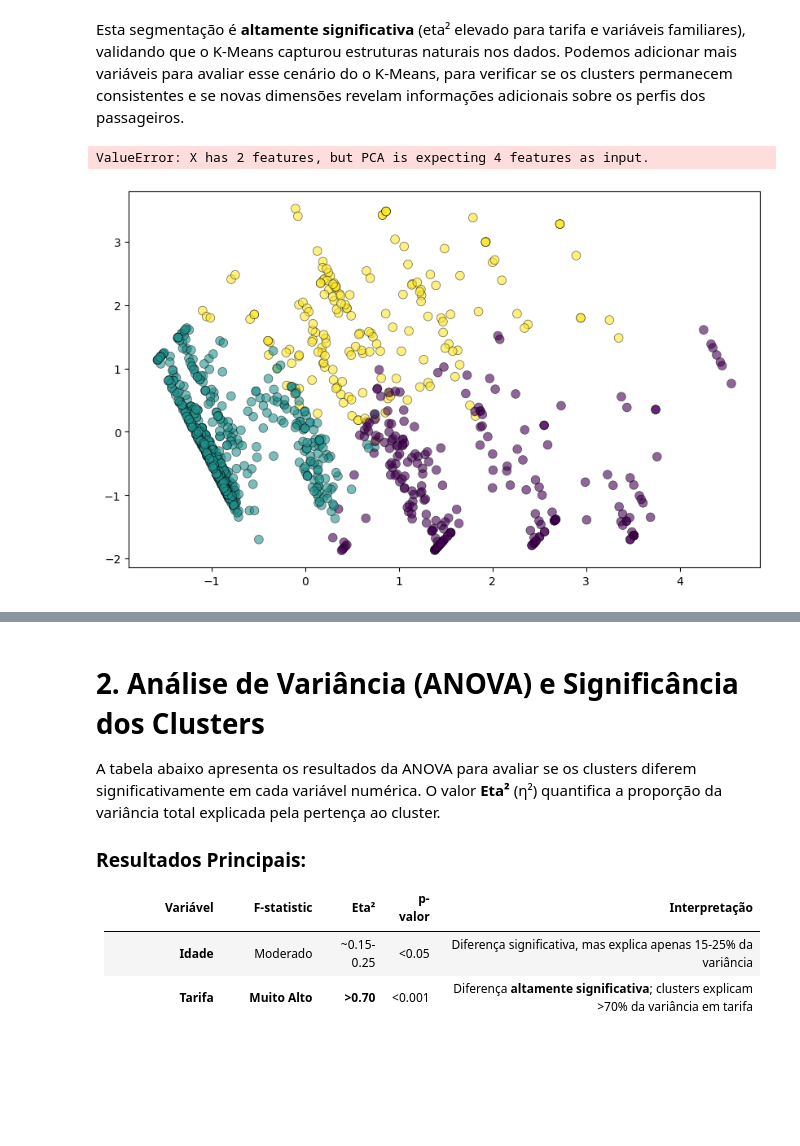
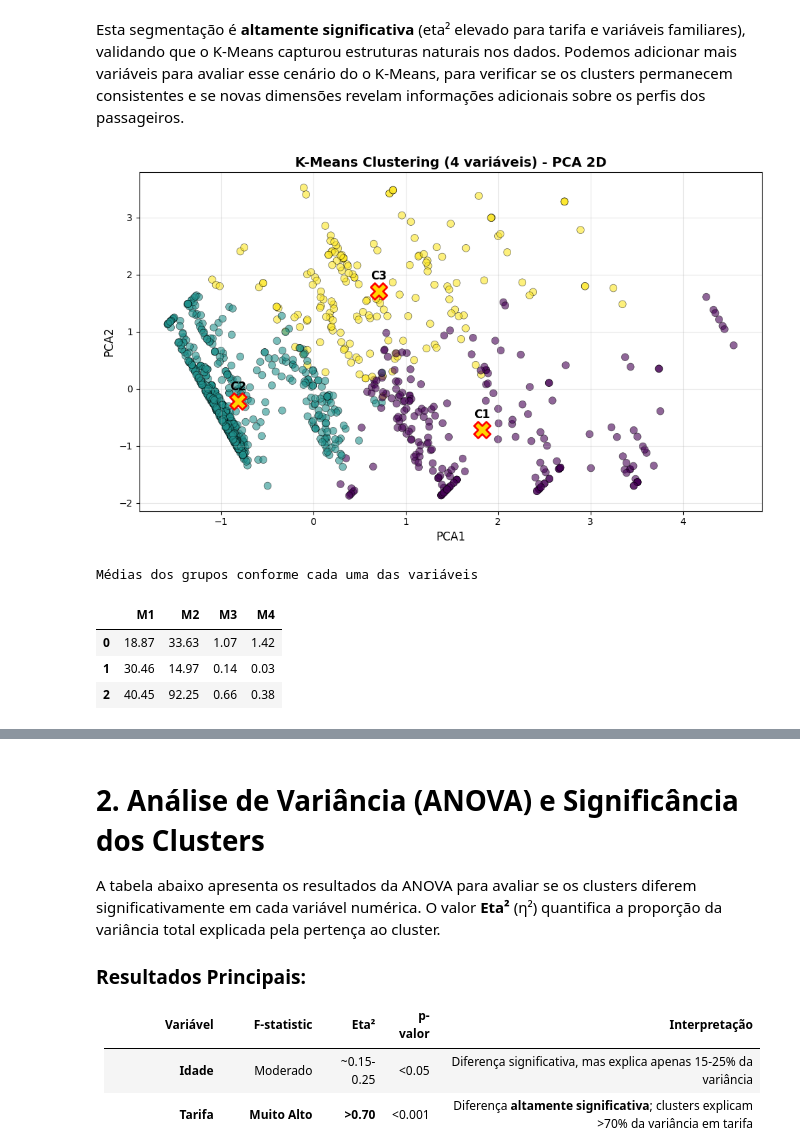
Before and after one commit to Fabiano01EST/Python-Aplication-Data-Base-Titanic, a Jupyter notebook: aplicação_pyhton.ipynb, the cells around one changed output, grey strips where cells are left out. Cells and saved outputs as stored; diff of their text form; code cells hidden in the pictures; blank space fills up the shorter version.

```diff
--- a/aplicação_pyhton.ipynb
+++ b/aplicação_pyhton.ipynb
@@ -563,34 +562,38 @@ X_pca = pca.fit_transform(X_final)
 cluster_labels_two = scaler.inverse_transform(kmeans1.cluster_centers_)
 
 plt.figure(figsize=(10, 6))
 scatter = plt.scatter(X_pca[:,0], X_pca[:,1],
                       c=dados_titanic1["cluster1"],
                       cmap='viridis',
                       s=60,
                       alpha=0.6,
                       edgecolors='black',
                       linewidth=0.5)
 
 # Adicionar centroides no PCA
-centroids_pca = pca.transform(kmeans.cluster_centers_)
+centroids_pca = pca.transform(kmeans1.cluster_centers_)
 for i, c in enumerate(centroids_pca):
     plt.scatter(c[0], c[1], marker="X", s=300, c='gold', edgecolor='red', linewidth=2)
     plt.text(c[0], c[1]+0.2, f"C{i+1}", fontsize=12, fontweight='bold', ha='center')
 
 plt.xlabel("PCA1", fontsize=12)
 plt.ylabel("PCA2", fontsize=12)
 plt.title("K-Means Clustering (4 variáveis) - PCA 2D", fontsize=14, fontweight='bold')
 plt.grid(True, alpha=0.3)
 plt.tight_layout()
 plt.show()
 
 # ===== 7. Tabela com as médias dos clusters =====
 colunas = ['M1', 'M2', "M3", "M4"]
 medias1 = pd.DataFrame(cluster_labels_two, columns=colunas)
 
 medias1.style.format("{:.2f}") \
     .set_caption("Médias dos grupos conforme cada uma das variáveis")
 # %% [output]
+[figure, new version]
-ValueError: X has 2 features, but PCA is expecting 4 features as input.
+Médias dos grupos conforme cada uma das variáveis
-[figure, old version]
+|  | M1 | M2 | M3 | M4 |
+| 0 | 18.87 | 33.63 | 1.07 | 1.42 |
+| 1 | 30.46 | 14.97 | 0.14 | 0.03 |
+| 2 | 40.45 | 92.25 | 0.66 | 0.38 |
 # %% [markdown]
```
Also changed, not shown: parts of 3 cells of this notebook.
